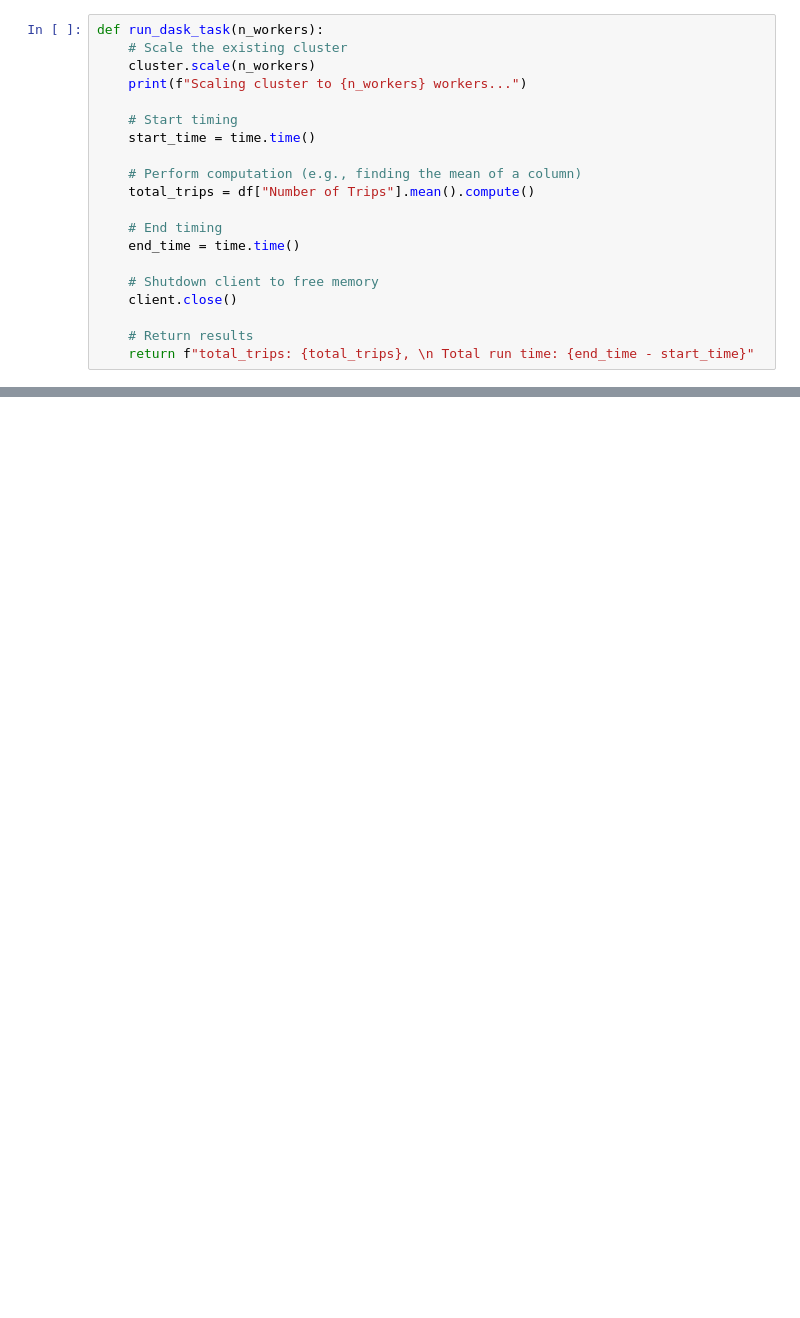
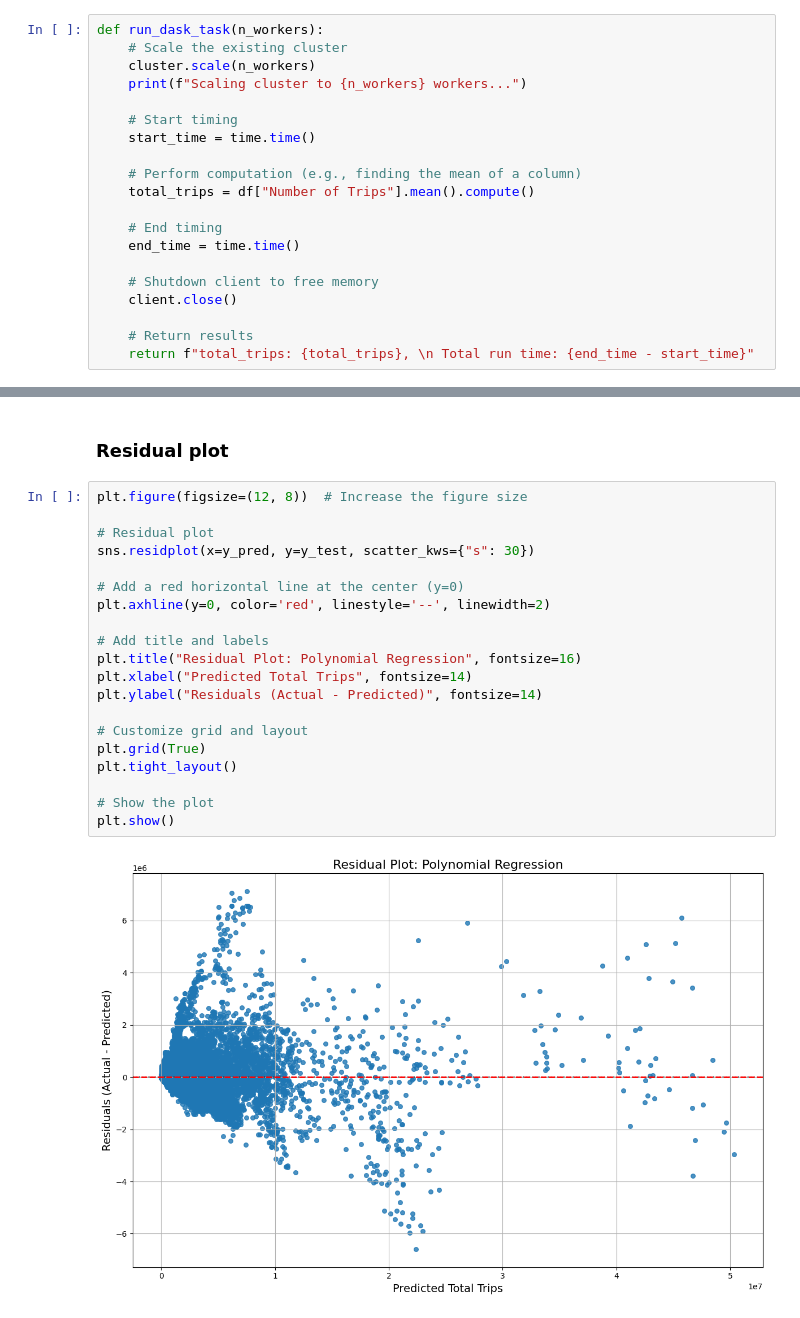
Before and after one commit to SAK-Dev21/Data-Science-Coursework, a Jupyter notebook: testing files/distance-analysis-dataset.ipynb, the cells around one changed output, grey strips where cells are left out. Cells and saved outputs as stored; diff of their text form; blank space fills up the shorter version.

```diff
--- a/testing files/distance-analysis-dataset.ipynb
+++ b/testing files/distance-analysis-dataset.ipynb
@@ -71,0 +217,24 @@ Scaling cluster to 20 workers...
+# %% [markdown]
+### Residual plot
+# %%
+plt.figure(figsize=(12, 8))  # Increase the figure size
+
+# Residual plot
+sns.residplot(x=y_pred, y=y_test, scatter_kws={"s": 30})
+
+# Add a red horizontal line at the center (y=0)
+plt.axhline(y=0, color='red', linestyle='--', linewidth=2)
+
+# Add title and labels
+plt.title("Residual Plot: Polynomial Regression", fontsize=16)
+plt.xlabel("Predicted Total Trips", fontsize=14)
+plt.ylabel("Residuals (Actual - Predicted)", fontsize=14)
+
+# Customize grid and layout
+plt.grid(True)
+plt.tight_layout()
+
+# Show the plot
+plt.show()
+# %% [output]
+[figure, added]
```
Also changed, not shown: parts of 26 cells of this notebook, 7 other files.
